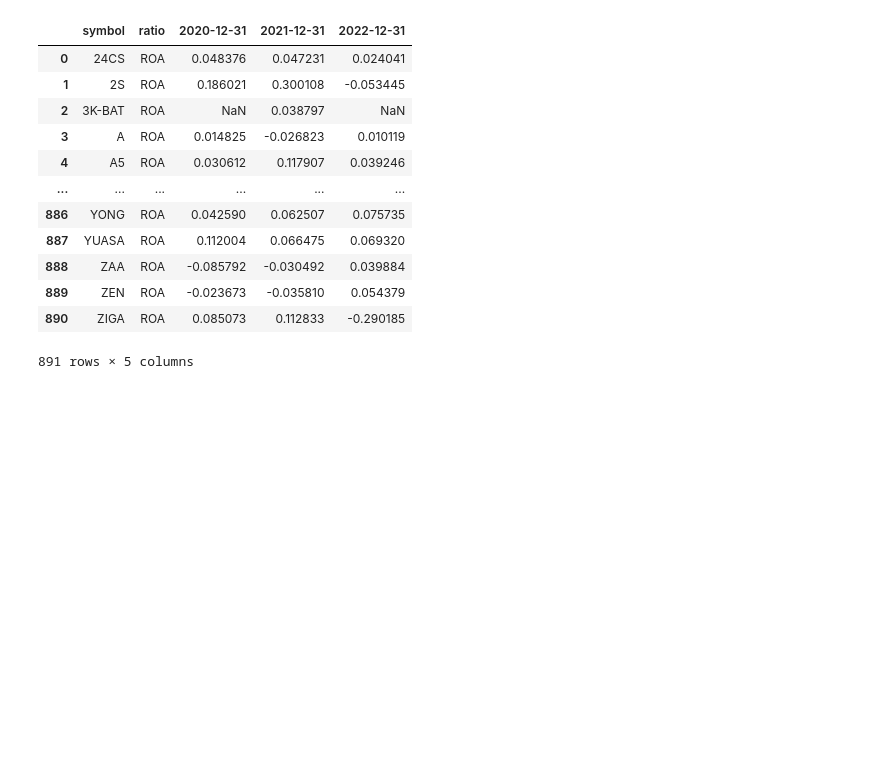
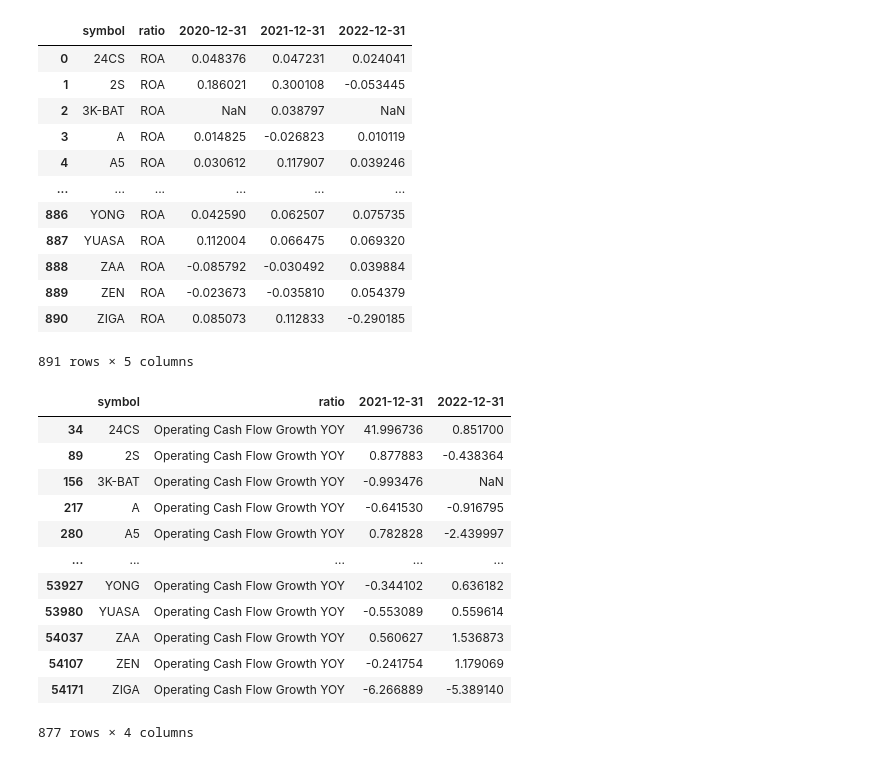
Before and after one commit to suparuek2405/Stock-screening-with-python, a Jupyter notebook: Group_assignment_Tacocat_set_yfinance.ipynb, the cells around one changed output. Saved outputs shown, nothing was run; the diff lists cells and outputs as text; code cells hidden in the pictures; blank space fills up the shorter version.

```diff
--- a/Group_assignment_Tacocat_set_yfinance.ipynb
+++ b/Group_assignment_Tacocat_set_yfinance.ipynb
@@ -550,3 +635,19 @@ get_roa(2020,2022)
 | 889 | ZEN | ROA | -0.023673 | -0.035810 | 0.054379 |
 | 890 | ZIGA | ROA | 0.085073 | 0.112833 | -0.290185 |
 891 rows × 5 columns
+# %%
+get_operating_cashflow_growth(2020,2022)
+# %% [output]
+|  | symbol | ratio | 2021-12-31 | 2022-12-31 |
+| 34 | 24CS | Operating Cash Flow Growth YOY | 41.996736 | 0.851700 |
+| 89 | 2S | Operating Cash Flow Growth YOY | 0.877883 | -0.438364 |
+| 156 | 3K-BAT | Operating Cash Flow Growth YOY | -0.993476 | NaN |
+| 217 | A | Operating Cash Flow Growth YOY | -0.641530 | -0.916795 |
+| 280 | A5 | Operating Cash Flow Growth YOY | 0.782828 | -2.439997 |
+| ... | ... | ... | ... | ... |
+| 53927 | YONG | Operating Cash Flow Growth YOY | -0.344102 | 0.636182 |
+| 53980 | YUASA | Operating Cash Flow Growth YOY | -0.553089 | 0.559614 |
+| 54037 | ZAA | Operating Cash Flow Growth YOY | 0.560627 | 1.536873 |
+| 54107 | ZEN | Operating Cash Flow Growth YOY | -0.241754 | 1.179069 |
+| 54171 | ZIGA | Operating Cash Flow Growth YOY | -6.266889 | -5.389140 |
+877 rows × 4 columns
```
Also changed, not shown: parts of 4 cells of this notebook.
